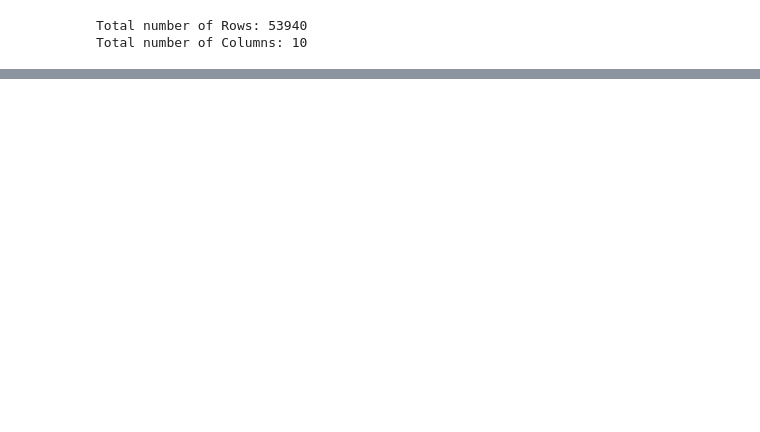
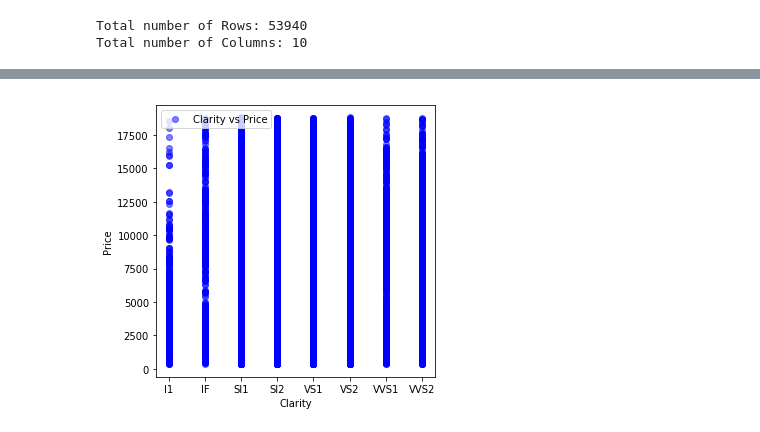
Before and after one commit to MayoMary/Repeat-Fundamentals-of-Data-Analysis, a Jupyter notebook: Diamond-dataset-analysis.ipynb, the cells around one changed output, grey strips where cells are left out. Cells and saved outputs as stored; diff of their text form; code cells hidden in the pictures; blank space fills up the shorter version.

```diff
--- a/Diamond-dataset-analysis.ipynb
+++ b/Diamond-dataset-analysis.ipynb
@@ -47,0 +213,10 @@ Total number of Columns: 10
+# %%
+plot.figure(figsize=(5,5))
+plot.scatter(diamonds['clarity'], diamonds['price'],color='b', alpha=0.5, label="Clarity vs Price")
+plot.xlabel("Clarity")
+plot.ylabel("Price")
+plot.legend(loc='upper left')
+plot.show()
+# Standard distribution
+# %% [output]
+[figure, added]
```
Also changed, not shown: parts of 23 cells of this notebook.
